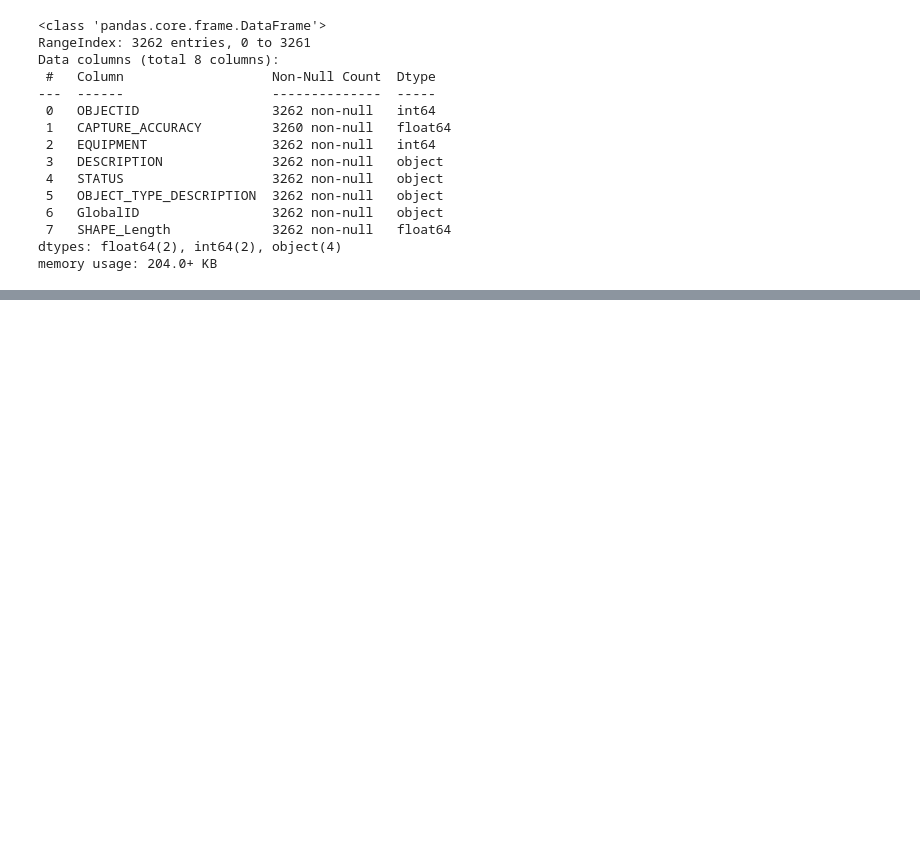
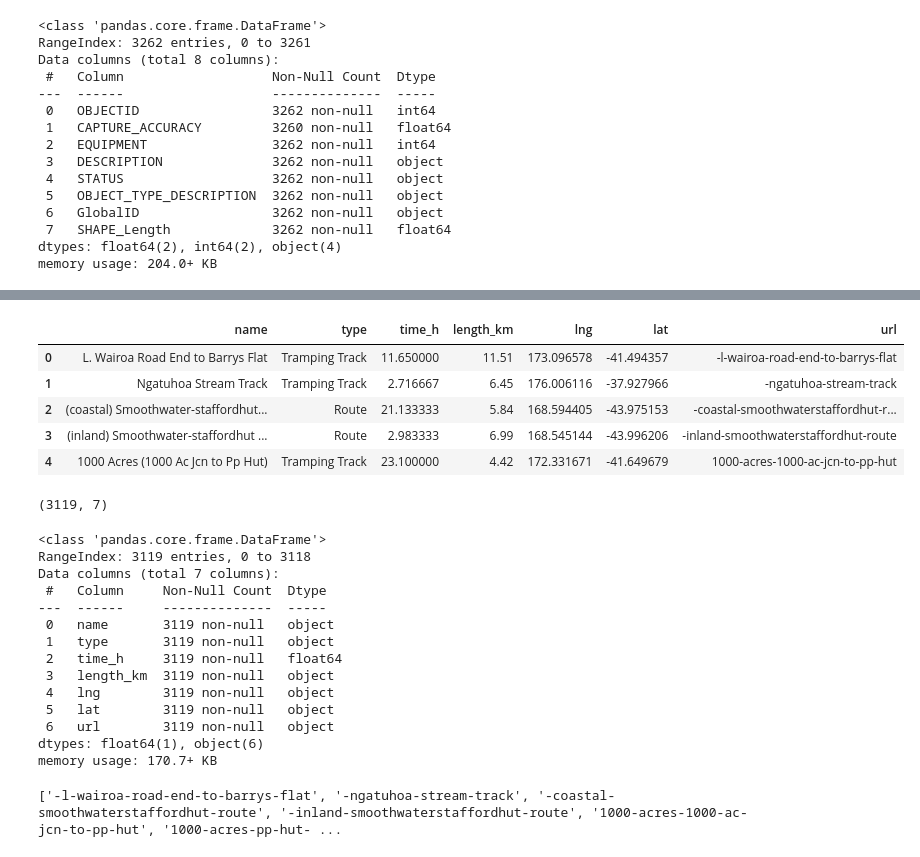
Before and after one commit to robynmundle/trail_recommender, a Jupyter notebook: Web_Scraping.ipynb, the cells around one changed output, grey strips where cells are left out. Drawn from its saved outputs; the diff is of its cells as text; code cells hidden in the pictures; blank space fills up the shorter version.

```diff
--- a/Web_Scraping.ipynb
+++ b/Web_Scraping.ipynb
@@ -85,0 +79,69 @@ import re
+# %%
+split = []
+for i in range(1,len(info),2):
+    q = info[i].split('=')
+    for n in range(1,len(q)):
+        split.append(q[n])
+
+k = []
+for i in range(len(split)):
+    k.append(split[i].replace('\n        ','').strip(' '))
+
+data = []
+for i in k:
+    result = re.search('{(.*)}', i)
+    each = result.group(1)
+    data.append(each)
+# %%
+df = pd.DataFrame([p.split(',') for p in data], columns=['lng','lat','index','time','length','type','url','name','unknown'])
+# %%
+# unknown appeared due to commas in the name so we will fix that
+df.unknown.fillna(value='', inplace=True)
+df['name'] = df['name'] + '' + df['unknown']
+df.drop(columns=['unknown','index'], inplace=True)
+# remove string of column names from the data
+df['lng'] = df['lng'].map(lambda x: x.lstrip('lng:'))
+df['lat'] = df['lat'].map(lambda x: x.lstrip('lat:'))
+df['time'] = df['time'].map(lambda x: x.lstrip("time: '").rstrip("'"))
+df['length'] = df['length'].map(lambda x: x.lstrip("length: '").rstrip("km'"))
+df.rename(columns={"length": "length_km"}, inplace=True)
+df['type'] = df['type'].map(lambda x: x.lstrip("type: '").rstrip("'"))
+df['url'] = df['url'].map(lambda x: x.lstrip("url: '").rstrip("'"))
+df['name'] = df['name'].map(lambda x: x.lstrip("name: '").rstrip("'"))
+# re-order the columns
+df = df[['name', 'type', 'time', 'length_km', 'lng','lat','url']]
+# adjust time from XXhXXm to hours
+df['time'] = df['time'].map(lambda x: re.sub("[^0-9]", "", x))
+import time
+hours = []
+for x in df.time:
+    t = time.strptime(x,"%H%M")
+    hours.append(t.tm_hour + (t.tm_min/60))
+df['time']  = hours
+df.rename(columns={"time": "time_h"}, inplace=True)
+
+df.head()
+df.shape
+df.info()
+# %% [output]
+|  | name | type | time_h | length_km | lng | lat | url |
+| 0 | L. Wairoa Road End to Barrys Flat | Tramping Track | 11.650000 | 11.51 | 173.096578 | -41.494357 | -l-wairoa-road-end-to-barrys-flat |
+| 1 | Ngatuhoa Stream Track | Tramping Track | 2.716667 | 6.45 | 176.006116 | -37.927966 | -ngatuhoa-stream-track |
+| 2 | (coastal) Smoothwater-staffordhut... | Route | 21.133333 | 5.84 | 168.594405 | -43.975153 | -coastal-smoothwaterstaffordhut-r... |
+| 3 | (inland) Smoothwater-staffordhut ... | Route | 2.983333 | 6.99 | 168.545144 | -43.996206 | -inland-smoothwaterstaffordhut-route |
+| 4 | 1000 Acres (1000 Ac Jcn to Pp Hut) | Tramping Track | 23.100000 | 4.42 | 172.331671 | -41.649679 | 1000-acres-1000-ac-jcn-to-pp-hut |
+(3119, 7)
+<class 'pandas.core.frame.DataFrame'>
+RangeIndex: 3119 entries, 0 to 3118
+Data columns (total 7 columns):
+ #   Column     Non-Null Count  Dtype
+---  ------     --------------  -----
+ 0   name       3119 non-null   object
+ 1   type       3119 non-null   object
+ 2   time_h     3119 non-null   float64
+ 3   length_km  3119 non-null   object
+ 4   lng        3119 non-null   object
+ 5   lat        3119 non-null   object
+ 6   url        3119 non-null   object
+dtypes: float64(1), object(6)
+memory usage: 170.7+ KB
@@ -85,0 +150,6 @@ import re
+# %%
+# each hiking trail url to gain elevation information
+track_urls = df.url.tolist()
+print(track_urls)
+# %% [output]
+['-l-wairoa-road-end-to-barrys-flat', '-ngatuhoa-stream-track', '-coastal-smoothwaterstaffordhut-route', '-inland-smoothwaterstaffordhut-route', '1000-acres-1000-ac-jcn-to-pp-hut', '1000-acres-pp-hut- ...
```
Also changed, not shown: parts of 17 cells of this notebook, 3 other files.
